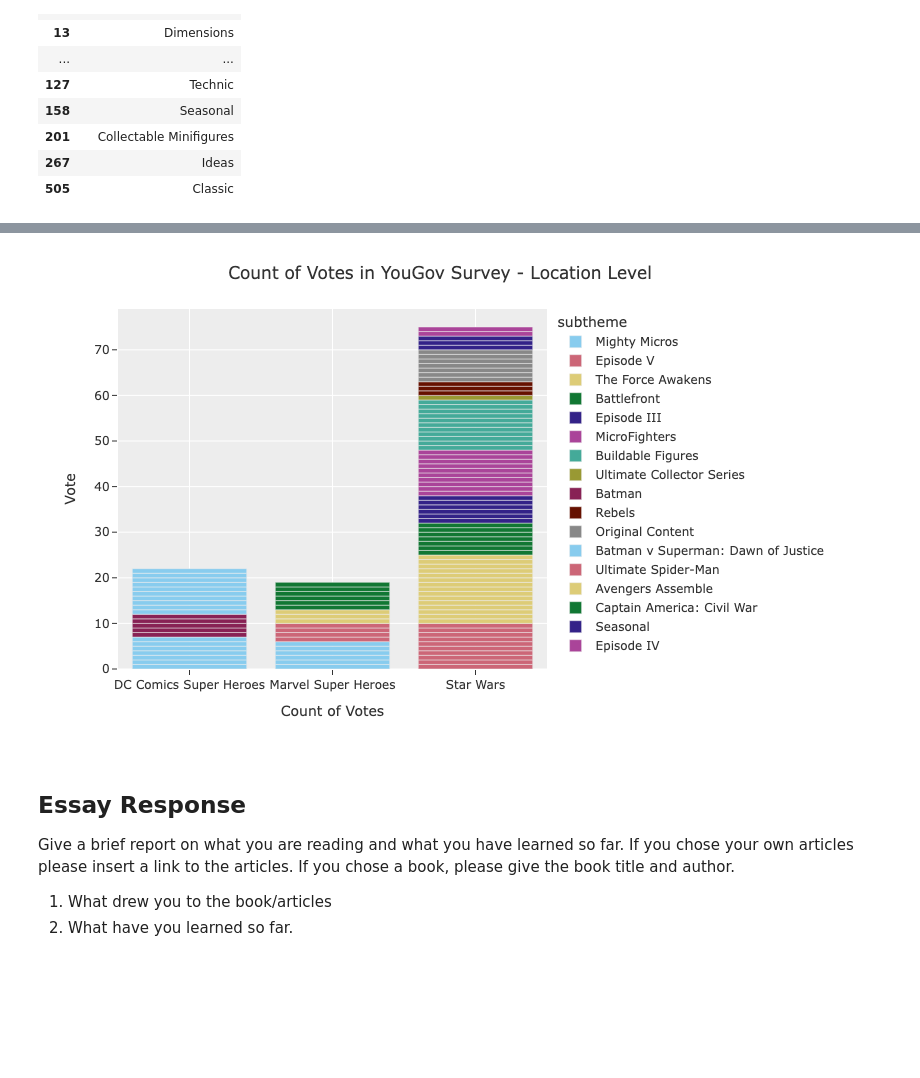
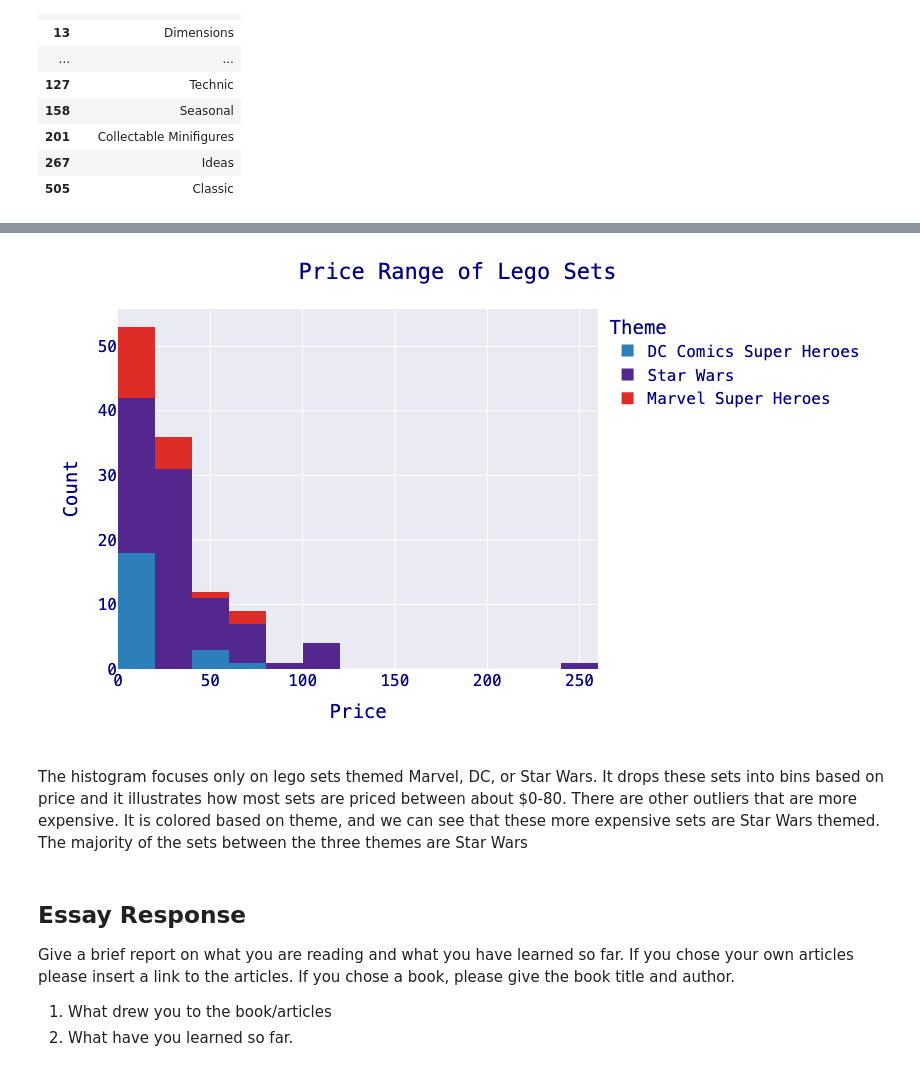
Before and after one commit to sophiamagcale/Day11, a Jupyter notebook: Day11-HW.ipynb, the cells around one changed output, grey strips where cells are left out. Cells and saved outputs as stored; diff of their text form; code cells hidden in the pictures; blank space fills up the shorter version.

```diff
--- a/Day11-HW.ipynb
+++ b/Day11-HW.ipynb
@@ -617,21 +617,31 @@ show(DFthemes)
 |  | first_name | last_name | age | phone_number | set_id | number | theme | subtheme | year | name | ... |
 | Loading ITables v2.1.4 from the i... | ... |
 # %%
-fig = px.bar(DFthemes,x='theme',
-             color='subtheme',
-             color_discrete_sequence=px.colors.qualitative.Safe)
+fig = px.histogram(DFthemes,
+                   x='us_price',
+                   color='theme',
+                   color_discrete_map={'DC Comics Super Heroes':'#2c7fb8','Star Wars':'#54278f','Marvel Super Heroes':'#de2d26'},
+                   nbins=20)
 
-fig.update_layout(title='Count of Votes in YouGov Survey - Location Level',
-                  xaxis_title="Count of Votes",
-                  yaxis_title="Vote",
-                  template='ggplot2',
+fig.for_each_annotation(lambda a: a.update(text=a.text.split("=")[1]))
+fig.update_xaxes(title_text='')
+
+fig.update_layout(title='Price Range of Lego Sets',
+                  title_x=0.5,
+                  template="seaborn",
+                  xaxis_title="Price",
+                  yaxis_title="Count",
+                  legend_title='Theme',
+                  font={'family':"Overpass, monospace",'size':16,'color':"Darkblue"},
                   autosize=False,
                   width=800,
                   height=500)
 
 fig.show()
 # %% [output]
-[figure, old version]
+[figure, new version]
+# %% [markdown]
+The histogram focuses only on lego sets themed Marvel, DC, or Star Wars. It drops these sets into bins based on price and it illustrates how most sets are priced between about $0-80. There are other outliers that are more expensive. It is colored based on theme, and we can see that these more expensive sets are Star Wars themed. The majority of the sets between the three themes are Star Wars
 # %% [markdown]
 ## Essay Response
 
```
Also changed, not shown: parts of 1 cell of this notebook.
